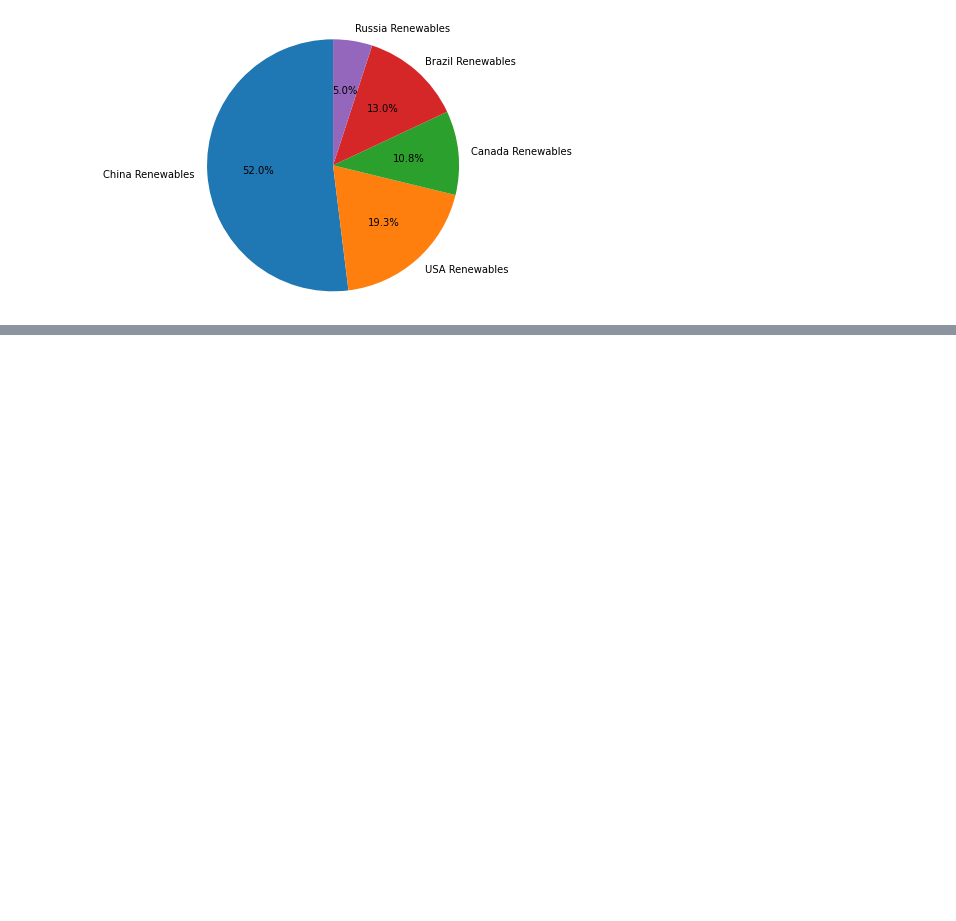
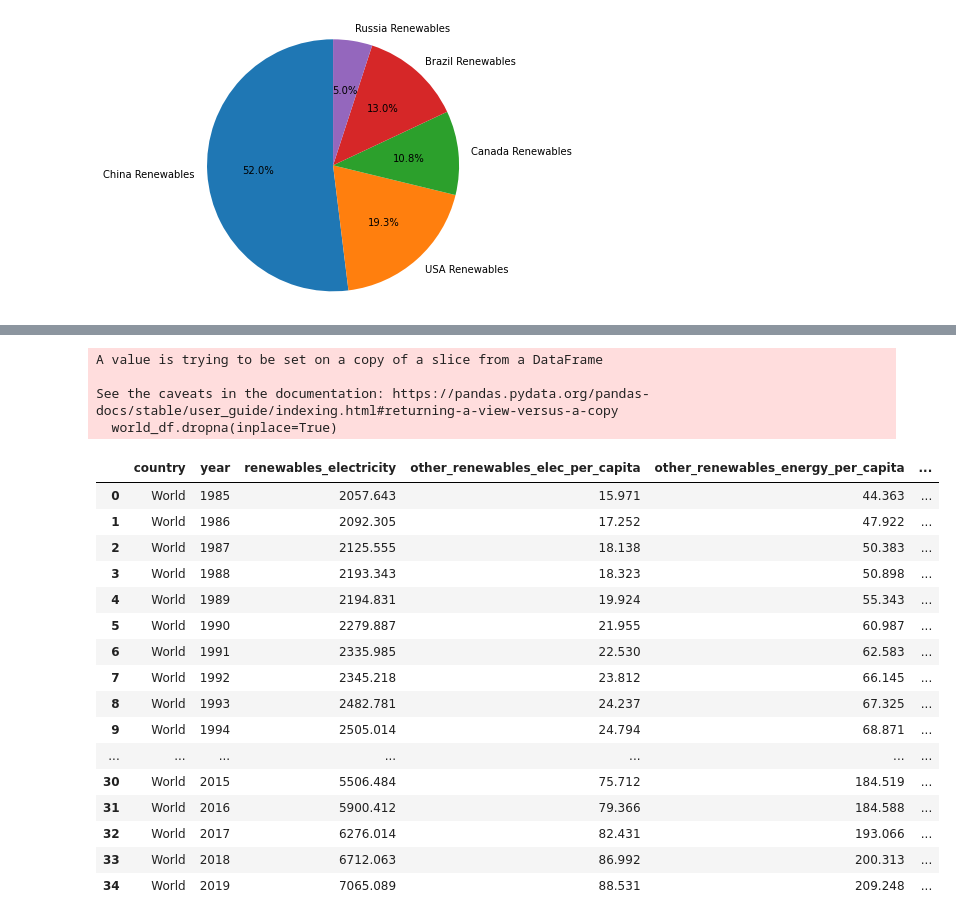
Before and after one commit to IgorComune/RenewableEnergy, a Jupyter notebook: RenewableEnergy.ipynb, the cells around one changed output, grey strips where cells are left out. Cells and saved outputs as stored; diff of their text form; code cells hidden in the pictures; blank space fills up the shorter version.

```diff
--- a/RenewableEnergy.ipynb
+++ b/RenewableEnergy.ipynb
@@ -936,3 +803,13 @@ ax1.axis('equal')
 plt.show()
 # %% [output]
 [figure]
+# %%
+world = df.loc[df['country'] == 'World']
+world_df = world[['country',
+                   'year',
+                   'renewables_electricity',
+                   'other_renewables_elec_per_capita',
+                   'other_renewables_energy_per_capita',
+                   'renewables_elec_per_capita',
+                   'renewables_energy_per_capita']]
+world_df
@@ -938,0 +830,29 @@ plt.show()
+# %%
+world_df.dropna(inplace=True)
+# %% [output]
+A value is trying to be set on a copy of a slice from a DataFrame
+
+See the caveats in the documentation: https://pandas.pydata.org/pandas-docs/stable/user_guide/indexing.html#returning-a-view-versus-a-copy
+  world_df.dropna(inplace=True)
+# %%
+world_df.reset_index(drop=True, inplace=True)
+# %%
+world_df
+# %% [output]
+|  | country | year | renewables_electricity | other_renewables_elec_per_capita | other_renewables_energy_per_capita | ... |
+| 0 | World | 1985 | 2057.643 | 15.971 | 44.363 | ... |
+| 1 | World | 1986 | 2092.305 | 17.252 | 47.922 | ... |
+| 2 | World | 1987 | 2125.555 | 18.138 | 50.383 | ... |
+| 3 | World | 1988 | 2193.343 | 18.323 | 50.898 | ... |
+| 4 | World | 1989 | 2194.831 | 19.924 | 55.343 | ... |
+| 5 | World | 1990 | 2279.887 | 21.955 | 60.987 | ... |
+| 6 | World | 1991 | 2335.985 | 22.530 | 62.583 | ... |
+| 7 | World | 1992 | 2345.218 | 23.812 | 66.145 | ... |
+| 8 | World | 1993 | 2482.781 | 24.237 | 67.325 | ... |
+| 9 | World | 1994 | 2505.014 | 24.794 | 68.871 | ... |
+| ... | ... | ... | ... | ... | ... | ... |
+| 30 | World | 2015 | 5506.484 | 75.712 | 184.519 | ... |
+| 31 | World | 2016 | 5900.412 | 79.366 | 184.588 | ... |
+| 32 | World | 2017 | 6276.014 | 82.431 | 193.066 | ... |
+| 33 | World | 2018 | 6712.063 | 86.992 | 200.313 | ... |
+| 34 | World | 2019 | 7065.089 | 88.531 | 209.248 | ... |
```
Also changed, not shown: parts of 16 cells of this notebook.
